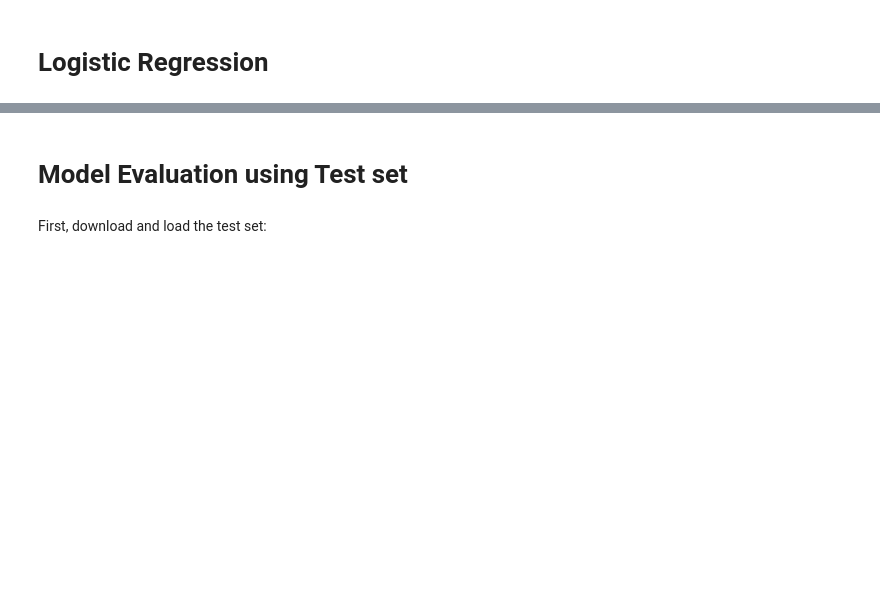
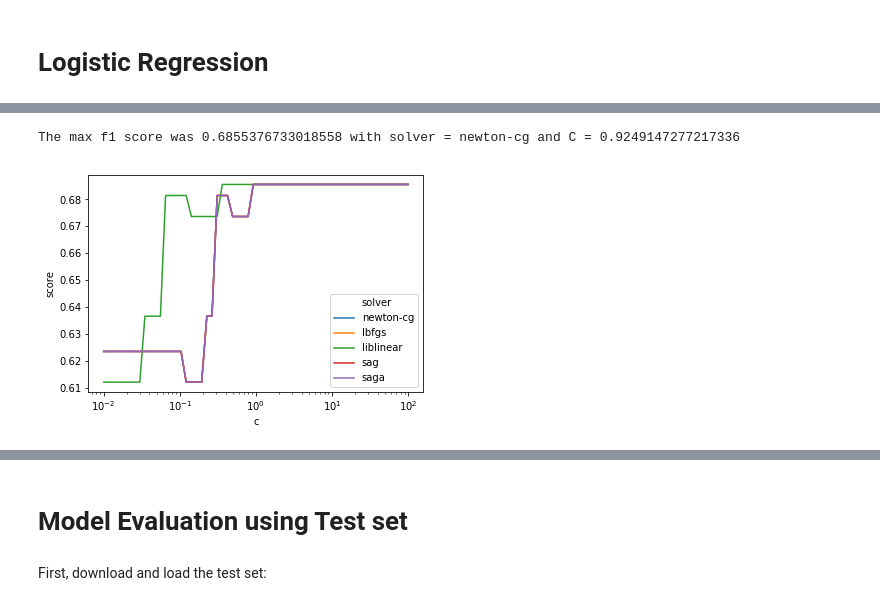
Before and after one commit to richtimm/coursera, a Jupyter notebook: Machine Learning Capstone.ipynb, the cells around one changed output, grey strips where cells are left out. Saved outputs shown, nothing was run; the diff lists cells and outputs as text; code cells hidden in the pictures; blank space fills up the shorter version.

```diff
--- a/Machine Learning Capstone.ipynb
+++ b/Machine Learning Capstone.ipynb
@@ -352,0 +408,9 @@ The max F1-score was 0.7433244916003537 at depth = 5
+# %%
+fplot = sns.lineplot(x='c', y='score', hue='solver', data=f1_df)
+fplot.set(xscale='log')
+print('The max f1 score was ' + str(f1_df['score'].max()) + \
+      ' with solver = ' + str(f1_df['solver'][f1_df['score'].idxmax]) + \
+      ' and C = ' + str(f1_df['c'][f1_df['score'].idxmax]))
+# %% [output]
+The max f1 score was 0.6855376733018558 with solver = newton-cg and C = 0.9249147277217336
+[figure, added]
```
Also changed, not shown: parts of 28 cells of this notebook.
